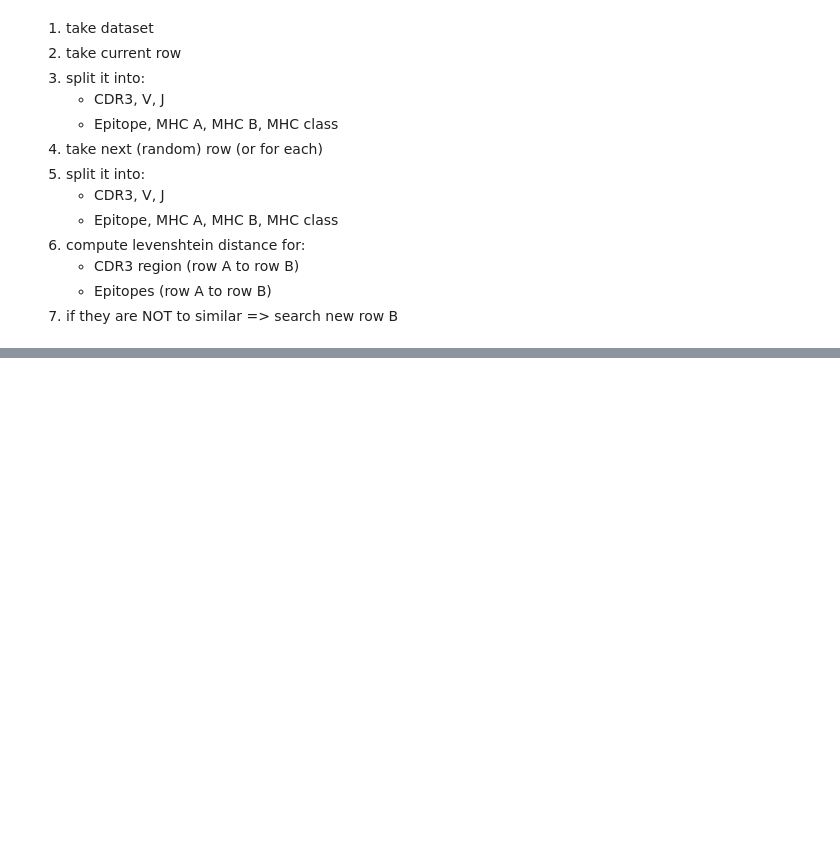
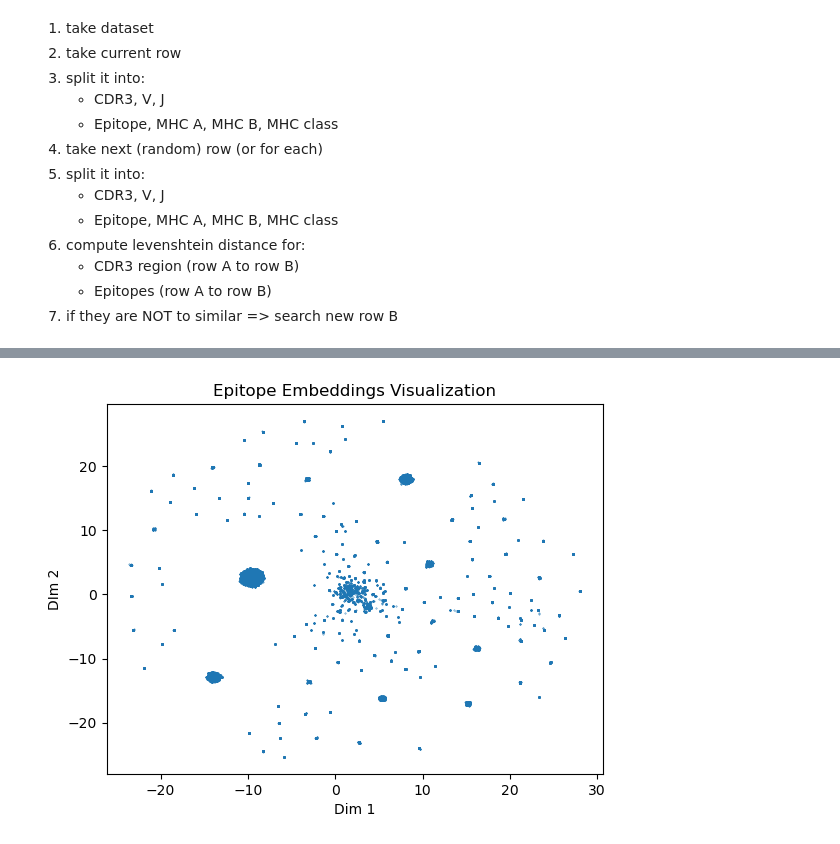
Before and after one commit to vegger/BA_ZHAW, a Jupyter notebook: notebooks/generation_negative_samples.ipynb, the cells around one changed output, grey strips where cells are left out. Cells and saved outputs as stored; diff of their text form; code cells hidden in the pictures; blank space fills up the shorter version.

Commit message:
CG: first implementation of embedding creation for the epitope and clustering using UMAP and HDBSCAN

```diff
--- a/notebooks/generation_negative_samples.ipynb
+++ b/notebooks/generation_negative_samples.ipynb
@@ -97,0 +129,31 @@ negative_epitopes_df
+# %%
+def process_batch(processed_seqs):
+    # Extract just the processed sequences for tokenization
+    sequences = [seq[1] for seq in processed_seqs]
+    ids = tokenizer.batch_encode_plus(sequences, add_special_tokens=True, padding="longest", return_tensors="pt")
+    input_ids = ids['input_ids'].to(device)
+    attention_mask = ids['attention_mask'].to(device)
+
+    with torch.no_grad():
+        outputs = model(input_ids=input_ids, attention_mask=attention_mask)
+
+    last_hidden_states = outputs.last_hidden_state
+
+    # Now, return embeddings mapped to the original sequence
+    embeddings = {}
+    for i, (original_seq, _) in enumerate(processed_seqs):
+        seq_len = attention_mask[i].sum().item() - 2  # Subtract [CLS] and [SEP]
+        valid_embeddings = last_hidden_states[i, 1:seq_len+1]
+        mean_embedding = valid_embeddings.mean(dim=0)
+        embeddings[original_seq] = mean_embedding.cpu().numpy()  # Use original sequence as key
+
+    return embeddings
+# %%
+batch_size = 128
+sequence_to_embedding = {}
+
+# Batch processing with a dictionary, using original sequences as keys
+for i in range(0, len(processed_epitopes), batch_size):
+    batch_sequences = processed_epitopes[i:i+batch_size]
+    batch_embeddings = process_batch(batch_sequences)
+    sequence_to_embedding.update(batch_embeddings)
@@ -97,0 +180,2 @@ negative_epitopes_df
+# %%
+beta_df["Epitope Embedding"] = beta_df["Epitope"].map(sequence_to_embedding)
@@ -97,0 +188,7 @@ negative_epitopes_df
+# %%
+umap_embeddings = umap.UMAP(
+    n_neighbors=30,
+    min_dist=0.0,
+    n_components=2,
+    random_state=42,
+).fit_transform(beta_df["Epitope Embedding"].to_list())
@@ -97,0 +197,7 @@ negative_epitopes_df
+# %%
+plt.title("Epitope Embeddings Visualization")
+plt.xlabel("Dim 1")
+plt.ylabel("DIm 2")
+plt.scatter(umap_embeddings[:, 0], umap_embeddings[:, 1], s=0.1, cmap='Spectral');
+# %% [output]
+[figure, added]
```
Also changed, not shown: parts of 22 cells of this notebook.
